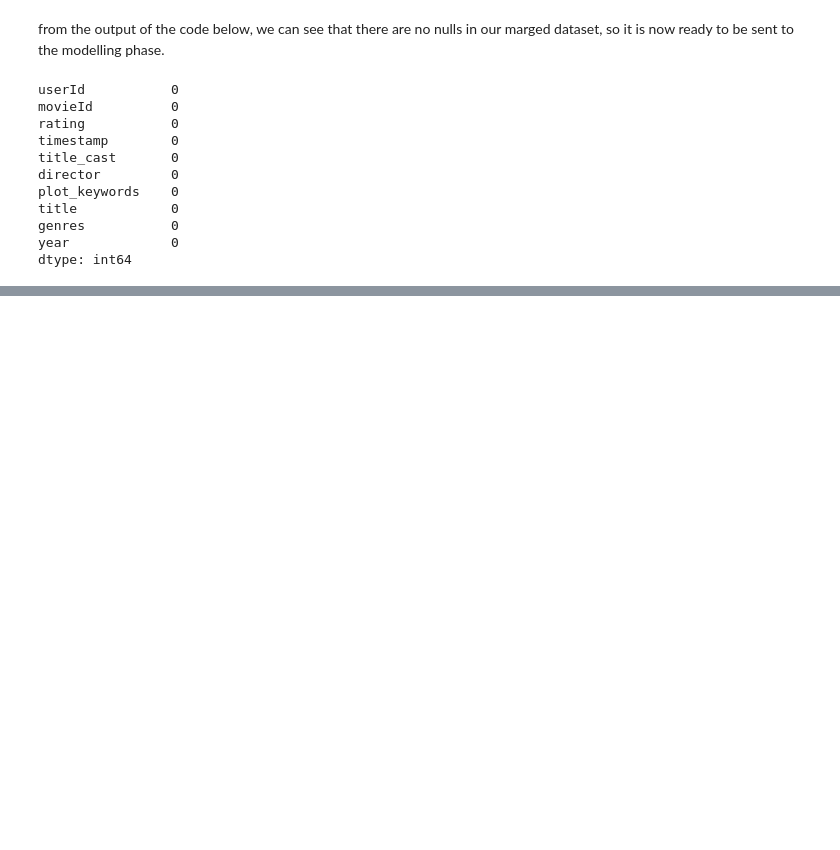
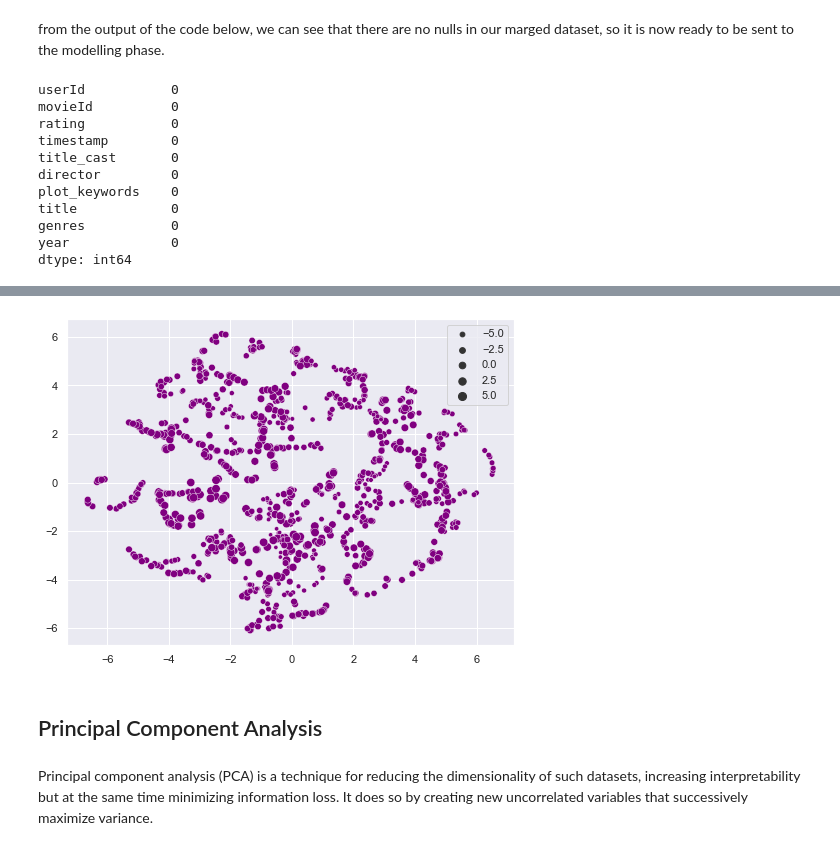
Before and after one commit to marth418/unsupervised-predict-streamlit-template, a Jupyter notebook: Team_6_Recommenderf.ipynb, the cells around one changed output, grey strips where cells are left out. Saved outputs shown, nothing was run; the diff lists cells and outputs as text; code cells hidden in the pictures; blank space fills up the shorter version.

```diff
--- a/Team_6_Recommenderf.ipynb
+++ b/Team_6_Recommenderf.ipynb
@@ -1622,0 +1646,10 @@ COMET INFO: All files uploaded, waiting for confirmation they have been all rece
+# %%
+fig = plt.figure(figsize=(8, 6))
+sns.scatterplot(x = tsne.embedding_[:,0], y = tsne.embedding_[:,1], size=tsne.embedding_[:,2],color='purple')
+plt.show()
+# %% [output]
+[figure, added]
+# %% [markdown]
+## Principal Component Analysis
+# %% [markdown]
+Principal component analysis (PCA) is a technique for reducing the dimensionality of such datasets, increasing interpretability but at the same time minimizing information loss. It does so by creating new uncorrelated variables that successively maximize variance.
```
Also changed, not shown: parts of 111 cells of this notebook.
